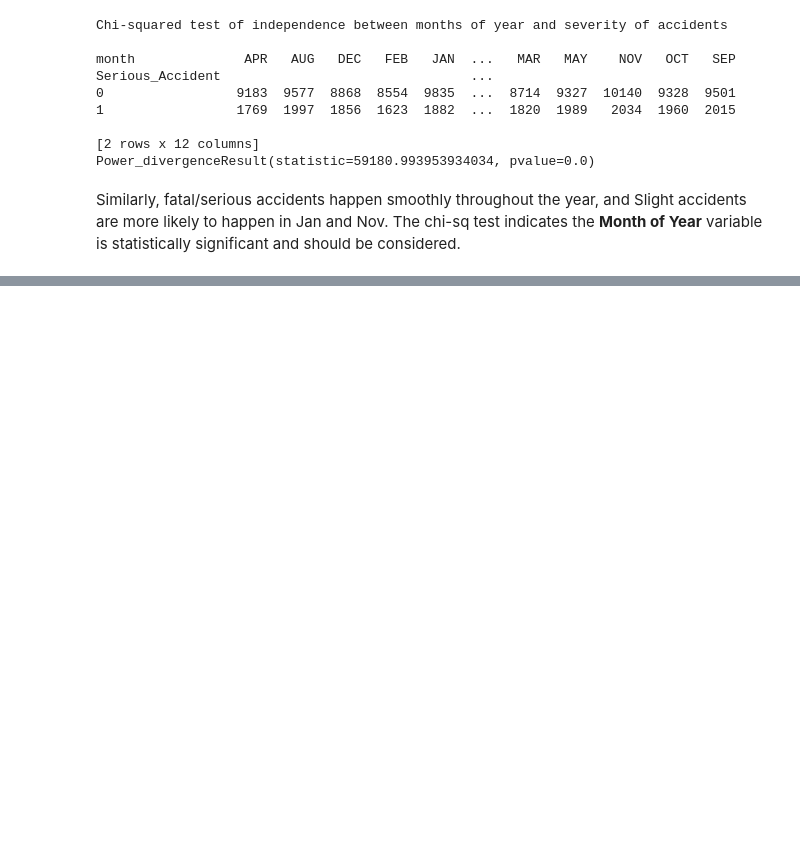
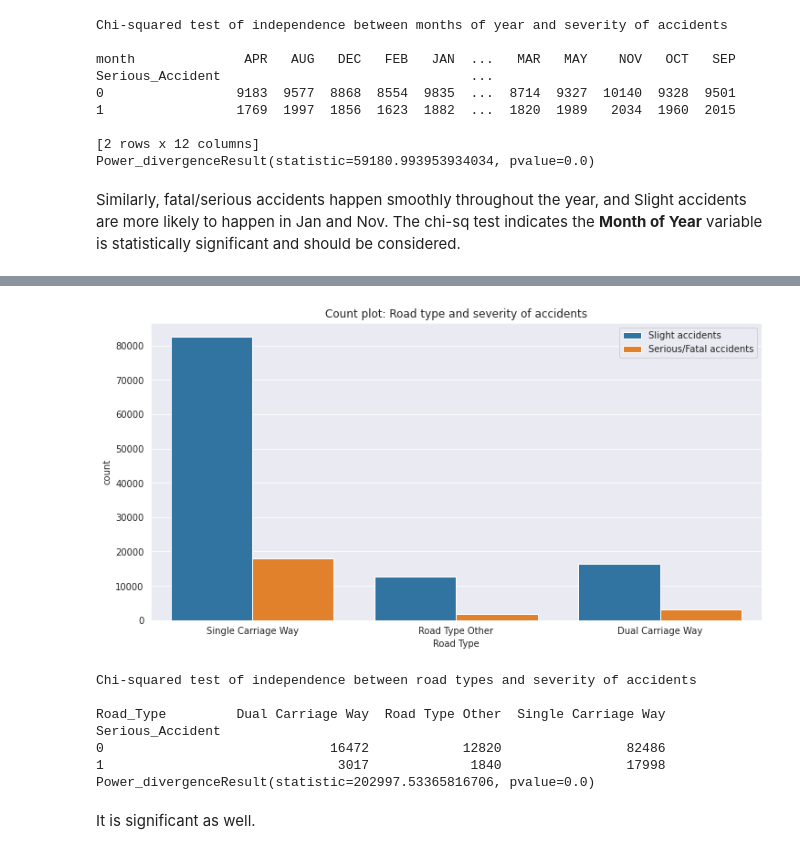
Before and after one commit to brian-pan/road-safety-machine-learning-report, a Jupyter notebook: machine_learning_python_project_one.ipynb, the cells around one changed output, grey strips where cells are left out. Drawn from its saved outputs; the diff is of its cells as text; code cells hidden in the pictures; blank space fills up the shorter version.

```diff
--- a/machine_learning_python_project_one.ipynb
+++ b/machine_learning_python_project_one.ipynb
@@ -443,0 +544,31 @@ Similarly, fatal/serious accidents happen smoothly throughout the year, and Slig
+# %%
+# Drop missing coded as -1
+df = df.drop(df[df.Road_Type == -1].index)
+
+# Road Type
+mapper = {3: "Dual Carriage Way", 6: "Single Carriage Way"}
+df['Road_Type'] = [mapper[i] if i in mapper else 'Road Type Other' for i in df['Road_Type']]
+# %%
+plt.figure(figsize=(12,6))
+# Count plot
+sns.countplot(x=df['Road_Type'], hue="Serious_Accident", data=df)
+plt.xlabel('Road Type')
+plt.title('Count plot: Road type and severity of accidents')
+plt.legend(labels=['Slight accidents', 'Serious/Fatal accidents'])
+plt.show()
+
+# Table of counts and chi-squared test of independence
+print('Chi-squared test of independence between road types and severity of accidents', color=[91])
+print()
+chi_sq_test('Serious_Accident','Road_Type')
+# %% [output]
+[figure, added]
+Chi-squared test of independence between road types and severity of accidents
+
+Road_Type         Dual Carriage Way  Road Type Other  Single Carriage Way
+Serious_Accident
+0                             16472            12820                82486
+1                              3017             1840                17998
+Power_divergenceResult(statistic=202997.53365816706, pvalue=0.0)
+# %% [markdown]
+It is significant as well.
```
Also changed, not shown: parts of 15 cells of this notebook.
